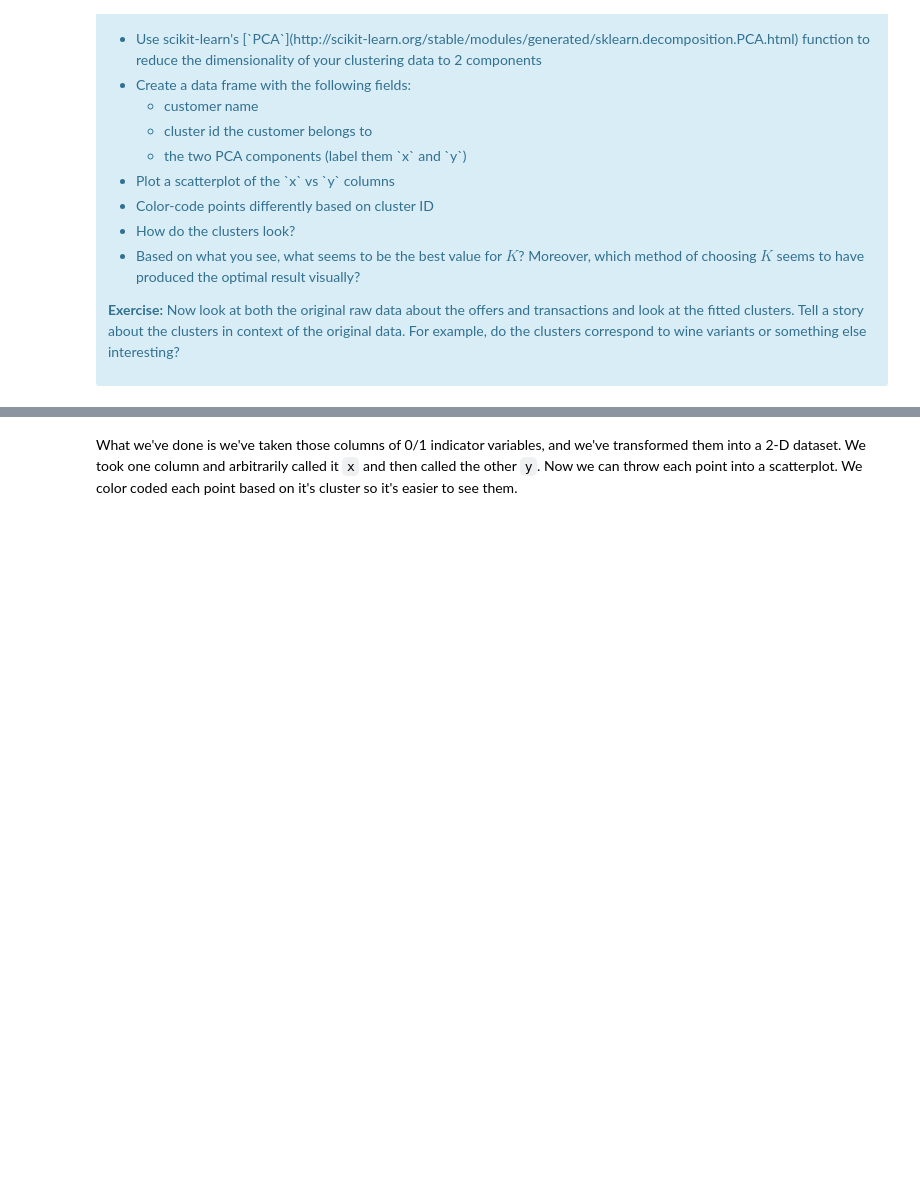
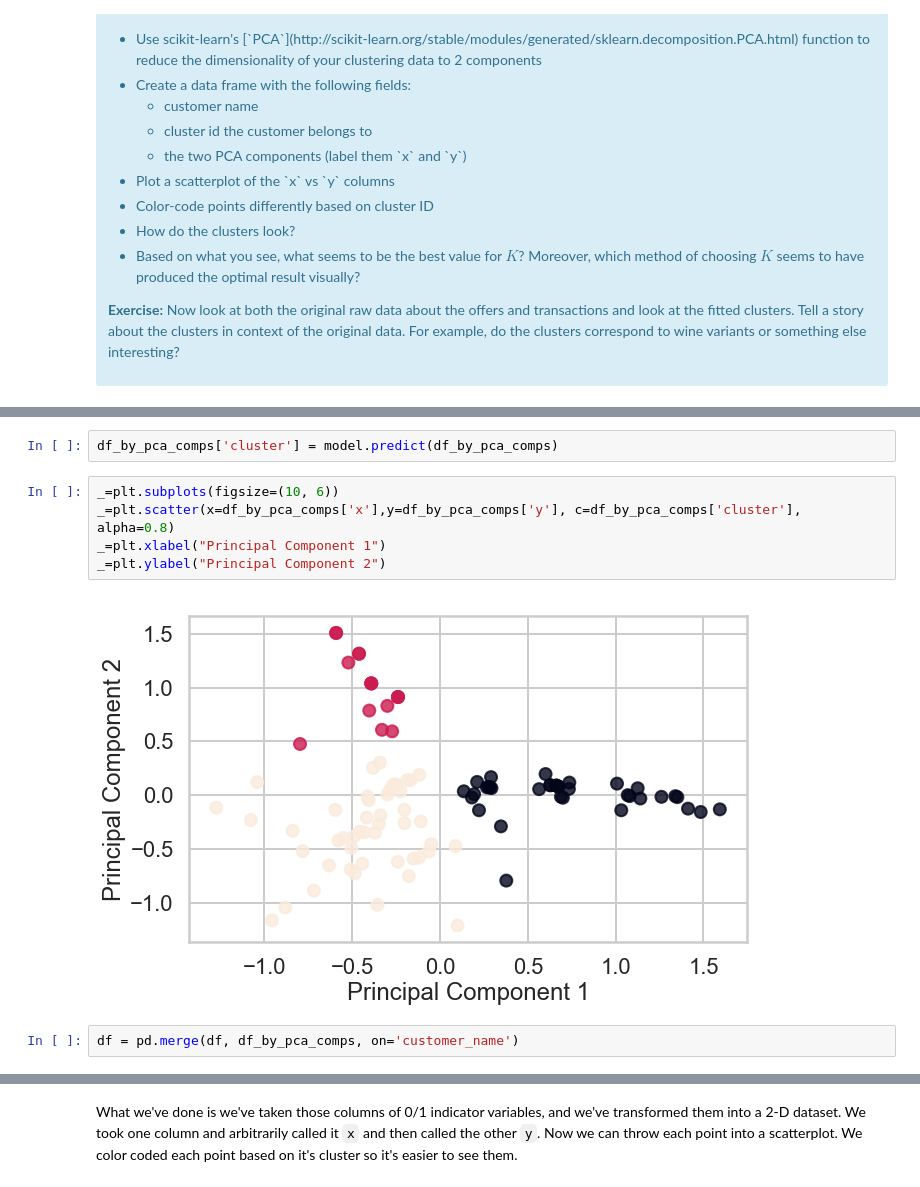
Before and after one commit to polska-vm-2017/Springboard_Mini_Projects, a Jupyter notebook: Mini_Project_Clustering.ipynb, the cells around one changed output, grey strips where cells are left out. Saved outputs shown, nothing was run; the diff lists cells and outputs as text; blank space fills up the shorter version.

```diff
--- a/Mini_Project_Clustering.ipynb
+++ b/Mini_Project_Clustering.ipynb
@@ -199,0 +338,11 @@ This is only one use of PCA for dimension reduction. We can also use PCA when we
+# %%
+df_by_pca_comps['cluster'] = model.predict(df_by_pca_comps)
+# %%
+_=plt.subplots(figsize=(10, 6))
+_=plt.scatter(x=df_by_pca_comps['x'],y=df_by_pca_comps['y'], c=df_by_pca_comps['cluster'], alpha=0.8)
+_=plt.xlabel("Principal Component 1")
+_=plt.ylabel("Principal Component 2")
+# %% [output]
+[figure, added]
+# %%
+df = pd.merge(df, df_by_pca_comps, on='customer_name')
```
Also changed, not shown: parts of 63 cells of this notebook.
